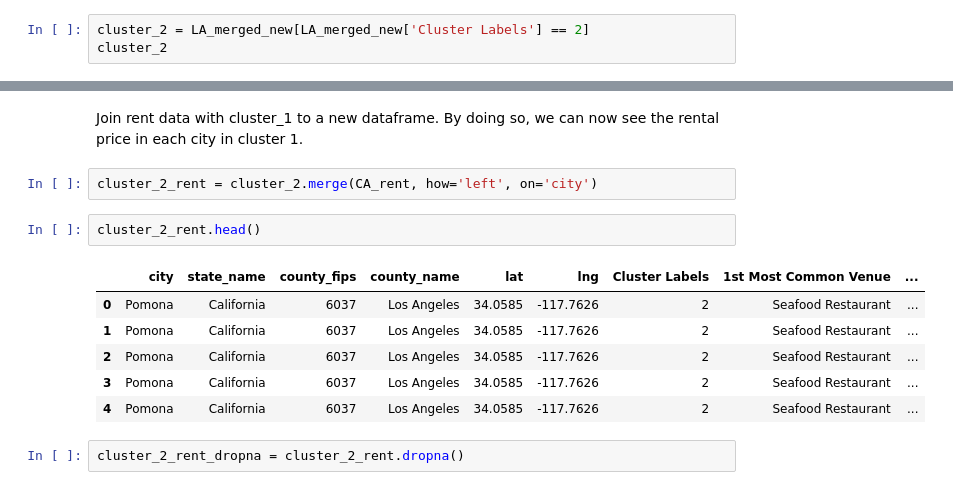
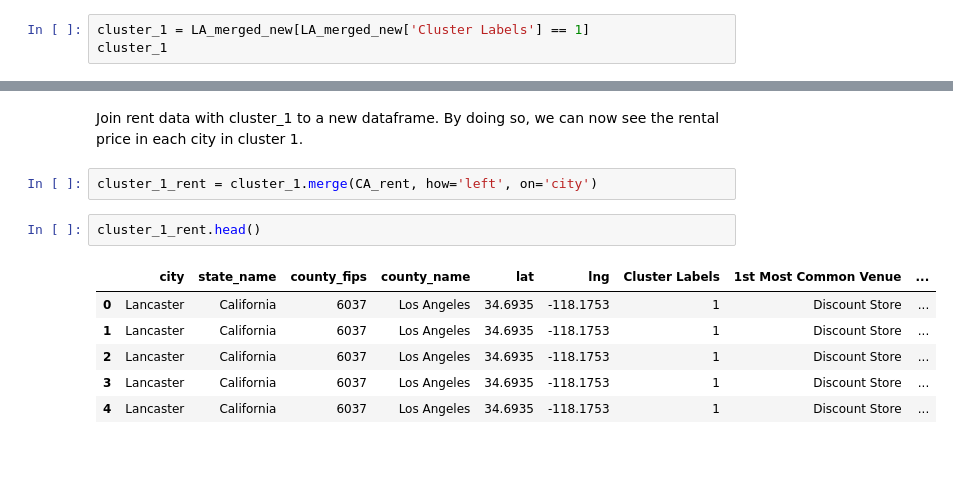
Before and after one commit to christielay/Coursera_Capstone, a Jupyter notebook: Capstone_Project_The_Battle_of_Neighborhoods_Final.ipynb, the cells around one changed output, grey strips where cells are left out. Saved outputs shown, nothing was run; the diff lists cells and outputs as text; blank space fills up the shorter version.

```diff
--- a/Capstone_Project_The_Battle_of_Neighborhoods_Final.ipynb
+++ b/Capstone_Project_The_Battle_of_Neighborhoods_Final.ipynb
@@ -674,7 +674,7 @@ fig.show()
 # %% [markdown]
 In the next step, we are going to take a deeper insight into cluster 1. The venues for cities listed below have a rather more diversity than other clusters.
 # %%
-cluster_2 = LA_merged_new[LA_merged_new['Cluster Labels'] == 2]
-cluster_2
+cluster_1 = LA_merged_new[LA_merged_new['Cluster Labels'] == 1]
+cluster_1
 # %% [output]
 |  | city | state_name | county_fips | county_name | lat | lng | Cluster Labels | 1st Most Common Venue | ... |
@@ -829,15 +825,13 @@ CA_rent.head()
 # %% [markdown]
 Join rent data with cluster_1 to a new dataframe. By doing so,  we can now see the rental price in each city in cluster 1.
 # %%
-cluster_2_rent = cluster_2.merge(CA_rent, how='left', on='city')
+cluster_1_rent = cluster_1.merge(CA_rent, how='left', on='city')
 # %%
-cluster_2_rent.head()
+cluster_1_rent.head()
 # %% [output]
 |  | city | state_name | county_fips | county_name | lat | lng | Cluster Labels | 1st Most Common Venue | ... |
-| 0 | Pomona | California | 6037 | Los Angeles | 34.0585 | -117.7626 | 2 | Seafood Restaurant | ... |
-| 1 | Pomona | California | 6037 | Los Angeles | 34.0585 | -117.7626 | 2 | Seafood Restaurant | ... |
-| 2 | Pomona | California | 6037 | Los Angeles | 34.0585 | -117.7626 | 2 | Seafood Restaurant | ... |
-| 3 | Pomona | California | 6037 | Los Angeles | 34.0585 | -117.7626 | 2 | Seafood Restaurant | ... |
-| 4 | Pomona | California | 6037 | Los Angeles | 34.0585 | -117.7626 | 2 | Seafood Restaurant | ... |
+| 0 | Lancaster | California | 6037 | Los Angeles | 34.6935 | -118.1753 | 1 | Discount Store | ... |
+| 1 | Lancaster | California | 6037 | Los Angeles | 34.6935 | -118.1753 | 1 | Discount Store | ... |
+| 2 | Lancaster | California | 6037 | Los Angeles | 34.6935 | -118.1753 | 1 | Discount Store | ... |
+| 3 | Lancaster | California | 6037 | Los Angeles | 34.6935 | -118.1753 | 1 | Discount Store | ... |
+| 4 | Lancaster | California | 6037 | Los Angeles | 34.6935 | -118.1753 | 1 | Discount Store | ... |
-# %%
-cluster_2_rent_dropna = cluster_2_rent.dropna()
```
Also changed, not shown: parts of 21 cells of this notebook.
